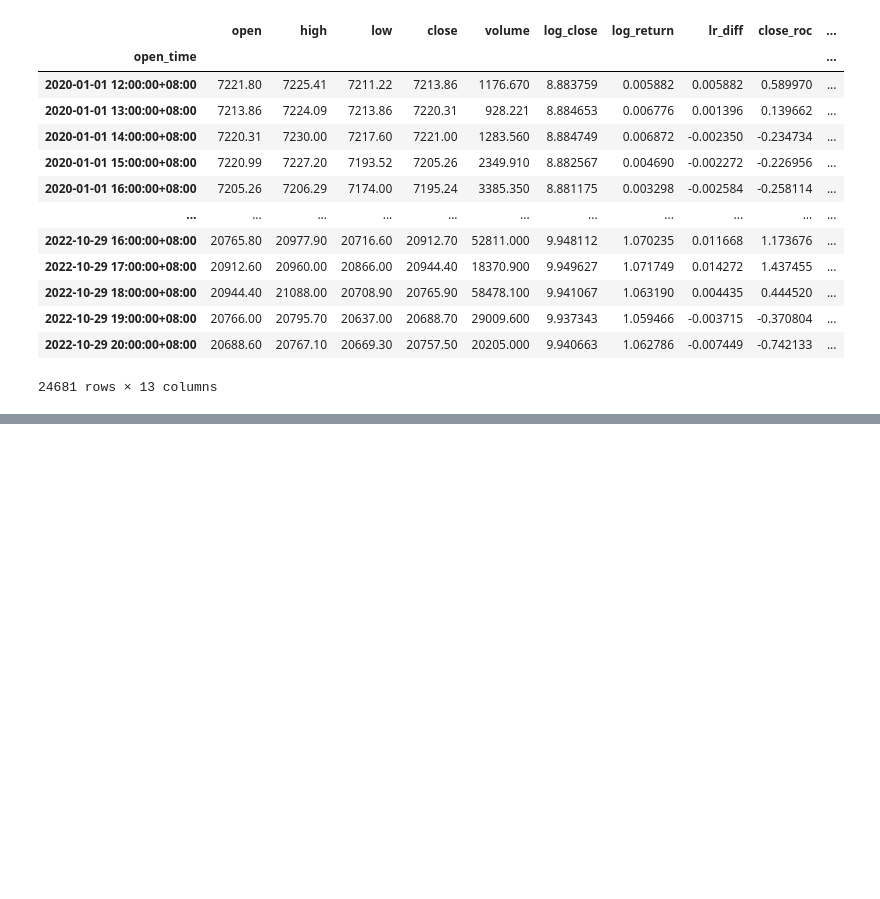
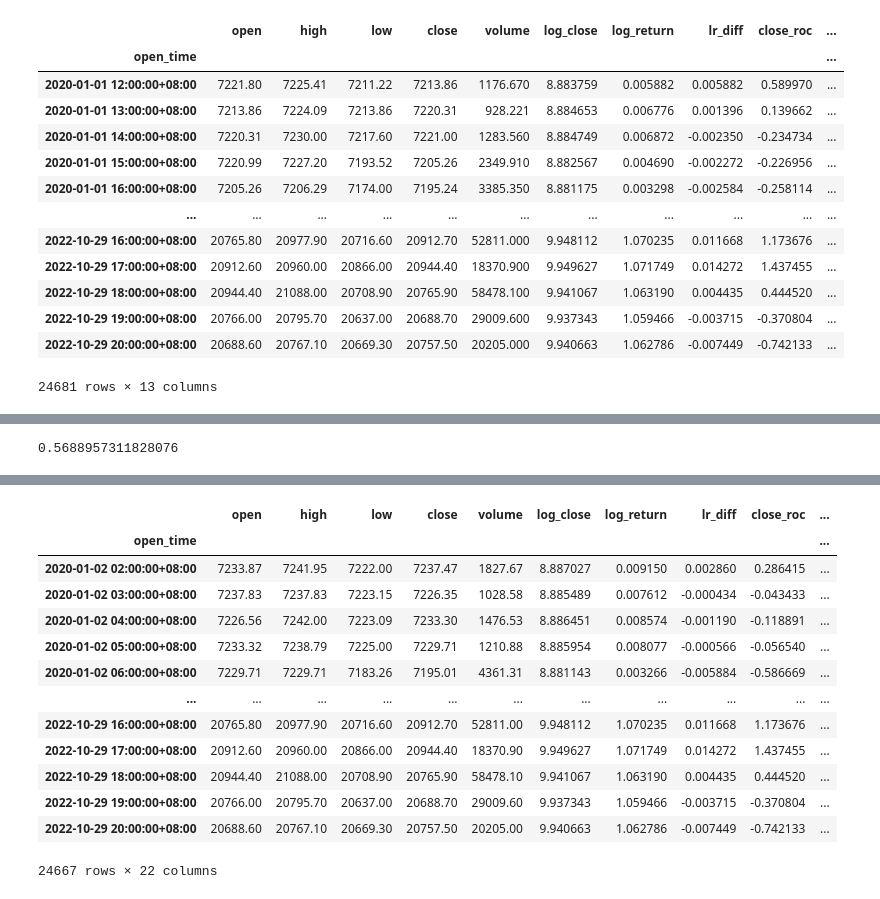
Before and after one commit to Xib1uvXi/resfmlq, a Jupyter notebook: research/r1/mvp.ipynb, the cells around one changed output, grey strips where cells are left out. Saved outputs shown, nothing was run; the diff lists cells and outputs as text; code cells hidden in the pictures; blank space fills up the shorter version.

Commit message:
add rsi_diff

```diff
--- a/research/r1/mvp.ipynb
+++ b/research/r1/mvp.ipynb
@@ -98,16 +79,18 @@ from mlq.features.adf import ADFChecker
 class SlopeFactor:
     timeperiod: int
     factor: pd.Series
+    source: str
 
 
-    def __init__(self, timeperiod: int):
+    def __init__(self, timeperiod: int, source: str = 'close'):
         self.timeperiod = timeperiod
+        self.source = source
 
     def name(self) -> str:
-        return 'slope_%d' %self.timeperiod
+        return self.source+'_slope_%d' %self.timeperiod
 
     def extract(self, df: pd.DataFrame) -> pd.DataFrame:
-        self.factor = pd.Series(talib.LINEARREG_SLOPE(df['close'].values, timeperiod=self.timeperiod), index=df.index)
+        self.factor = pd.Series(talib.LINEARREG_SLOPE(df[self.source].values, timeperiod=self.timeperiod), index=df.index)
         ADFChecker(self.factor).is_stationary()
         df[self.name()] = self.factor
         return df
@@ -142,0 +160,11 @@ df
+# %%
+df = FeatureBuilder(raw_df).build_target()
+low_slope= SlopeFactor(4, source='low')
+close_slope= SlopeFactor(4)
+df = low_slope.extract(df)
+df = close_slope.extract(df)
+df.dropna(inplace=True)
+
+print(ca.corr(df['lr_diff'], df[low_slope.name()]))
+
+ca.plot(df[['close', 'lr_diff', 'close_roc', low_slope.name(), close_slope.name()]], method='pearson')
@@ -168,0 +234,25 @@ ca.plot(tmp[['close', 'lr_diff', 'close_roc', slope.name(),]], method='all')
+# %%
+
+df = FeatureBuilder(raw_df).build_target()
+
+rsi = RSIFactor(14)
+df = rsi.extract(df)
+
+df['rsi_80'] = df[rsi.name()] - 80
+df['rsi_90'] = df[rsi.name()] - 90
+df['rsi_20'] = df[rsi.name()] - 20
+df['rsi_60'] = df[rsi.name()] - 60
+df['rsi_diff'] = df[rsi.name()].diff(4)
+df['rsi_60_diff'] = df['rsi_60'].diff(4)
+df['rsi_80_diff'] = df['rsi_80'].diff(4)
+df['rsi_20_diff'] = df['rsi_20'].diff(4)
+df['rsi_90_diff'] = df['rsi_90'].diff(4)
+
+df.dropna(inplace=True)
+
+print(ca.corr(df['lr_diff'], df[rsi.name()]))
+ca.plot(df[['close', 'lr_diff', 'close_roc', rsi.name(), 'rsi_diff', 'rsi_20_diff', 'rsi_60_diff', 'rsi_80_diff', 'rsi_90_diff']], method='pearson')
+
+df
+# %% [output]
+0.5688957311828076
@@ -168,0 +260,14 @@ ca.plot(tmp[['close', 'lr_diff', 'close_roc', slope.name(),]], method='all')
+|  | open | high | low | close | volume | log_close | log_return | lr_diff | close_roc | ... |
+| open_time |  |  |  |  |  |  |  |  |  | ... |
+| 2020-01-02 02:00:00+08:00 | 7233.87 | 7241.95 | 7222.00 | 7237.47 | 1827.67 | 8.887027 | 0.009150 | 0.002860 | 0.286415 | ... |
+| 2020-01-02 03:00:00+08:00 | 7237.83 | 7237.83 | 7223.15 | 7226.35 | 1028.58 | 8.885489 | 0.007612 | -0.000434 | -0.043433 | ... |
+| 2020-01-02 04:00:00+08:00 | 7226.56 | 7242.00 | 7223.09 | 7233.30 | 1476.53 | 8.886451 | 0.008574 | -0.001190 | -0.118891 | ... |
+| 2020-01-02 05:00:00+08:00 | 7233.32 | 7238.79 | 7225.00 | 7229.71 | 1210.88 | 8.885954 | 0.008077 | -0.000566 | -0.056540 | ... |
+| 2020-01-02 06:00:00+08:00 | 7229.71 | 7229.71 | 7183.26 | 7195.01 | 4361.31 | 8.881143 | 0.003266 | -0.005884 | -0.586669 | ... |
+| ... | ... | ... | ... | ... | ... | ... | ... | ... | ... | ... |
+| 2022-10-29 16:00:00+08:00 | 20765.80 | 20977.90 | 20716.60 | 20912.70 | 52811.00 | 9.948112 | 1.070235 | 0.011668 | 1.173676 | ... |
+| 2022-10-29 17:00:00+08:00 | 20912.60 | 20960.00 | 20866.00 | 20944.40 | 18370.90 | 9.949627 | 1.071749 | 0.014272 | 1.437455 | ... |
+| 2022-10-29 18:00:00+08:00 | 20944.40 | 21088.00 | 20708.90 | 20765.90 | 58478.10 | 9.941067 | 1.063190 | 0.004435 | 0.444520 | ... |
+| 2022-10-29 19:00:00+08:00 | 20766.00 | 20795.70 | 20637.00 | 20688.70 | 29009.60 | 9.937343 | 1.059466 | -0.003715 | -0.370804 | ... |
+| 2022-10-29 20:00:00+08:00 | 20688.60 | 20767.10 | 20669.30 | 20757.50 | 20205.00 | 9.940663 | 1.062786 | -0.007449 | -0.742133 | ... |
+24667 rows × 22 columns
```
Also changed, not shown: parts of 11 cells of this notebook.
